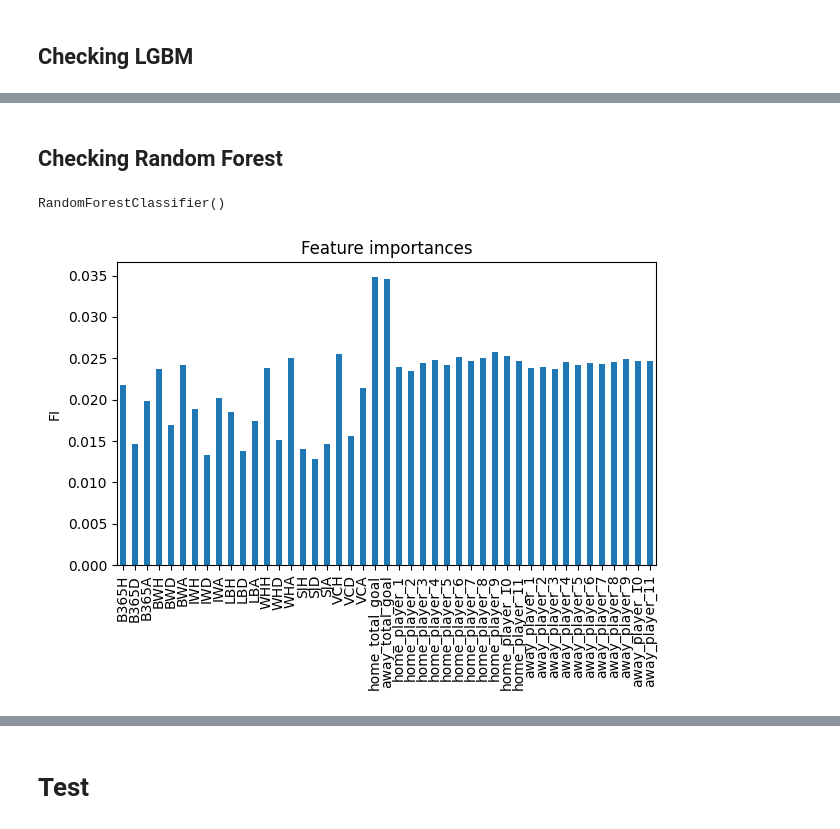
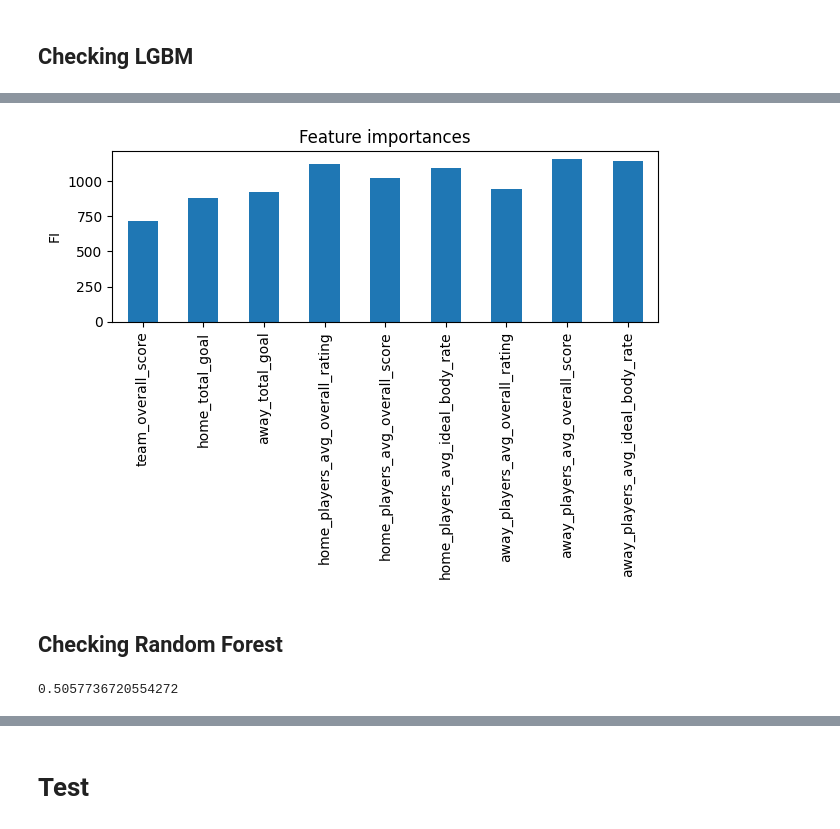
Before and after one commit to ravi7522/Football-Prediction, a Jupyter notebook: football_prediction.ipynb, the cells around one changed output, grey strips where cells are left out. Drawn from its saved outputs; the diff is of its cells as text; code cells hidden in the pictures.

```diff
--- a/football_prediction.ipynb
+++ b/football_prediction.ipynb
@@ -162,3 +229,14 @@ Accuracy: 0.5135301901736806
+# %%
+def feature_importance(model_name):
+    # plotting the important features from the input for better understanding
+    importances= model_name.feature_importances_
+    forest_importances = pd.Series(importances, index=(match_df.drop(columns=['target'])).columns)
+
+    fig, ax = plt.subplots()
+    forest_importances.plot.bar(forest_importances)
+    ax.set_title("Feature importances")
+    ax.set_ylabel("FI")
+    fig.tight_layout()
 # %% [markdown]
 ## Checking LGBM
 # %%
@@ -208,20 +269,18 @@ Recall: 0.5220682576340775
+# %%
+feature_importance(lgbm_classifier)
+# %% [output]
+[figure, added]
 # %% [markdown]
 ## Checking Random Forest
 # %%
 # checking using randomforest
 rf = RandomForestClassifier()
 rf.fit(X_train,y_train)
+
+# predicting using LGBM model
+y_pred_rf = rf.predict(X_test)
-# %% [output]
-RandomForestClassifier()
-# %%
-# plotting the important features from the input for better understanding
-importances= rf.feature_importances_
-forest_importances = pd.Series(importances, index=(match_df.drop(columns=['target'])).columns)
-
-fig, ax = plt.subplots()
-forest_importances.plot.bar(forest_importances)
-ax.set_title("Feature importances")
-ax.set_ylabel("FI")
-fig.tight_layout()
-# %% [output]
-[figure, removed]
+# %%
+# checking for the accuracy
+rf.score(X_test,y_test)
+# %% [output]
+0.5057736720554272
```
Also changed, not shown: parts of 51 cells of this notebook.
